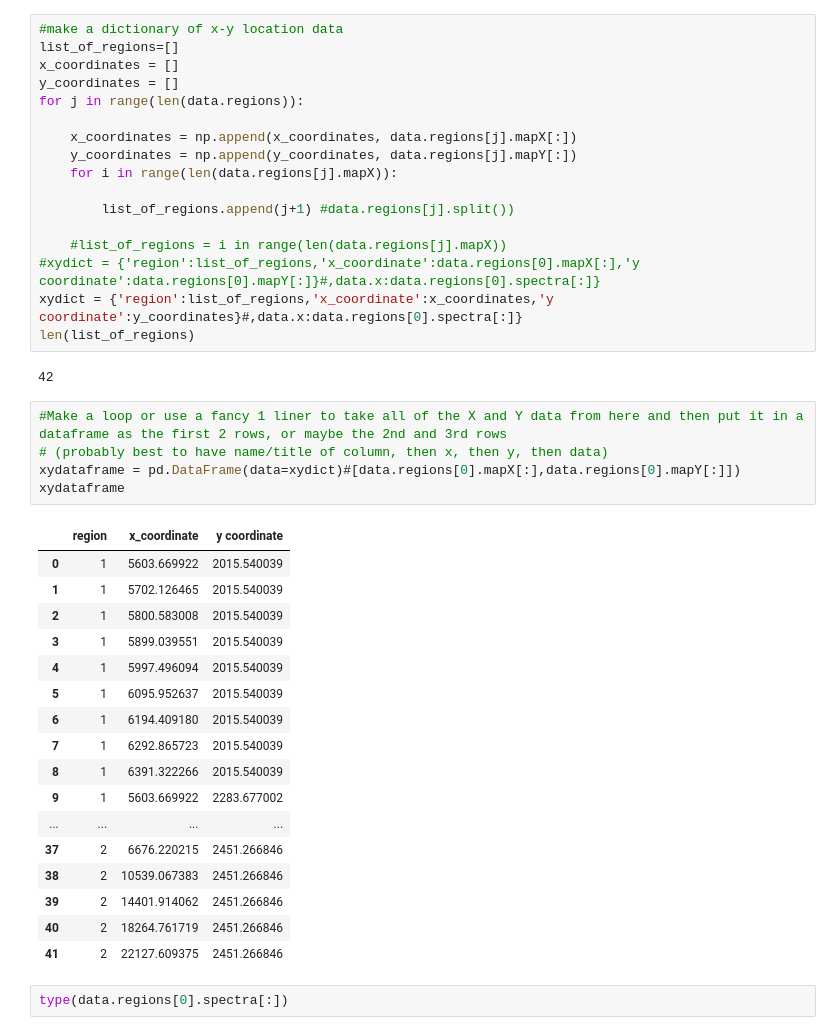
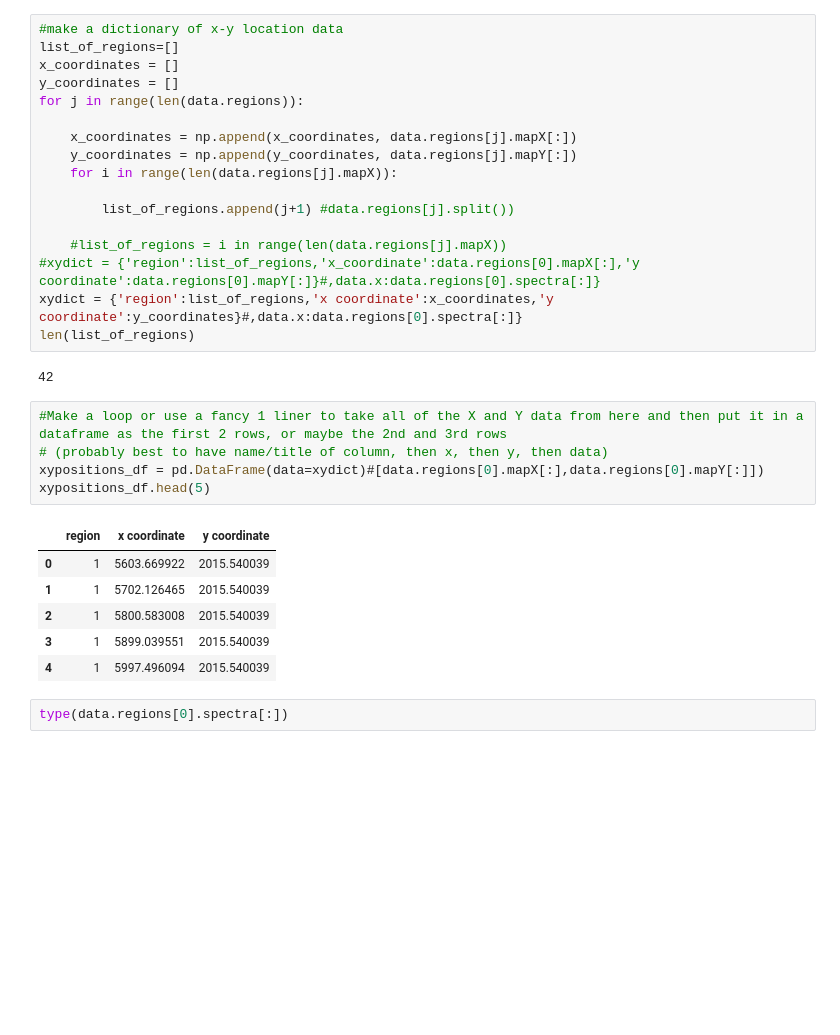
Before and after one commit to jroshk/FTIR_Mapping, a Jupyter notebook: scripts/Using_opusFCfor2dimages.ipynb, the cells around one changed output. Saved outputs shown, nothing was run; the diff lists cells and outputs as text; blank space fills up the shorter version.

```diff
--- a/scripts/Using_opusFCfor2dimages.ipynb
+++ b/scripts/Using_opusFCfor2dimages.ipynb
@@ -45,33 +75,22 @@ for j in range(len(data.regions)):
 
     #list_of_regions = i in range(len(data.regions[j].mapX))
 #xydict = {'region':list_of_regions,'x_coordinate':data.regions[0].mapX[:],'y coordinate':data.regions[0].mapY[:]}#,data.x:data.regions[0].spectra[:]}
-xydict = {'region':list_of_regions,'x_coordinate':x_coordinates,'y coordinate':y_coordinates}#,data.x:data.regions[0].spectra[:]}
+xydict = {'region':list_of_regions,'x coordinate':x_coordinates,'y coordinate':y_coordinates}#,data.x:data.regions[0].spectra[:]}
 len(list_of_regions)
 # %% [output]
 42
 # %%
 #Make a loop or use a fancy 1 liner to take all of the X and Y data from here and then put it in a dataframe as the first 2 rows, or maybe the 2nd and 3rd rows
 # (probably best to have name/title of column, then x, then y, then data)
-xydataframe = pd.DataFrame(data=xydict)#[data.regions[0].mapX[:],data.regions[0].mapY[:]])
-xydataframe
+xypositions_df = pd.DataFrame(data=xydict)#[data.regions[0].mapX[:],data.regions[0].mapY[:]])
+xypositions_df.head(5)
 # %% [output]
-|  | region | x_coordinate | y coordinate |
+|  | region | x coordinate | y coordinate |
 | 0 | 1 | 5603.669922 | 2015.540039 |
 | 1 | 1 | 5702.126465 | 2015.540039 |
 | 2 | 1 | 5800.583008 | 2015.540039 |
 | 3 | 1 | 5899.039551 | 2015.540039 |
 | 4 | 1 | 5997.496094 | 2015.540039 |
-| 5 | 1 | 6095.952637 | 2015.540039 |
-| 6 | 1 | 6194.409180 | 2015.540039 |
-| 7 | 1 | 6292.865723 | 2015.540039 |
-| 8 | 1 | 6391.322266 | 2015.540039 |
-| 9 | 1 | 5603.669922 | 2283.677002 |
-| ... | ... | ... | ... |
-| 37 | 2 | 6676.220215 | 2451.266846 |
-| 38 | 2 | 10539.067383 | 2451.266846 |
-| 39 | 2 | 14401.914062 | 2451.266846 |
-| 40 | 2 | 18264.761719 | 2451.266846 |
-| 41 | 2 | 22127.609375 | 2451.266846 |
 # %%
 type(data.regions[0].spectra[:])
 # %% [output]
```
Also changed, not shown: parts of 19 cells of this notebook.
